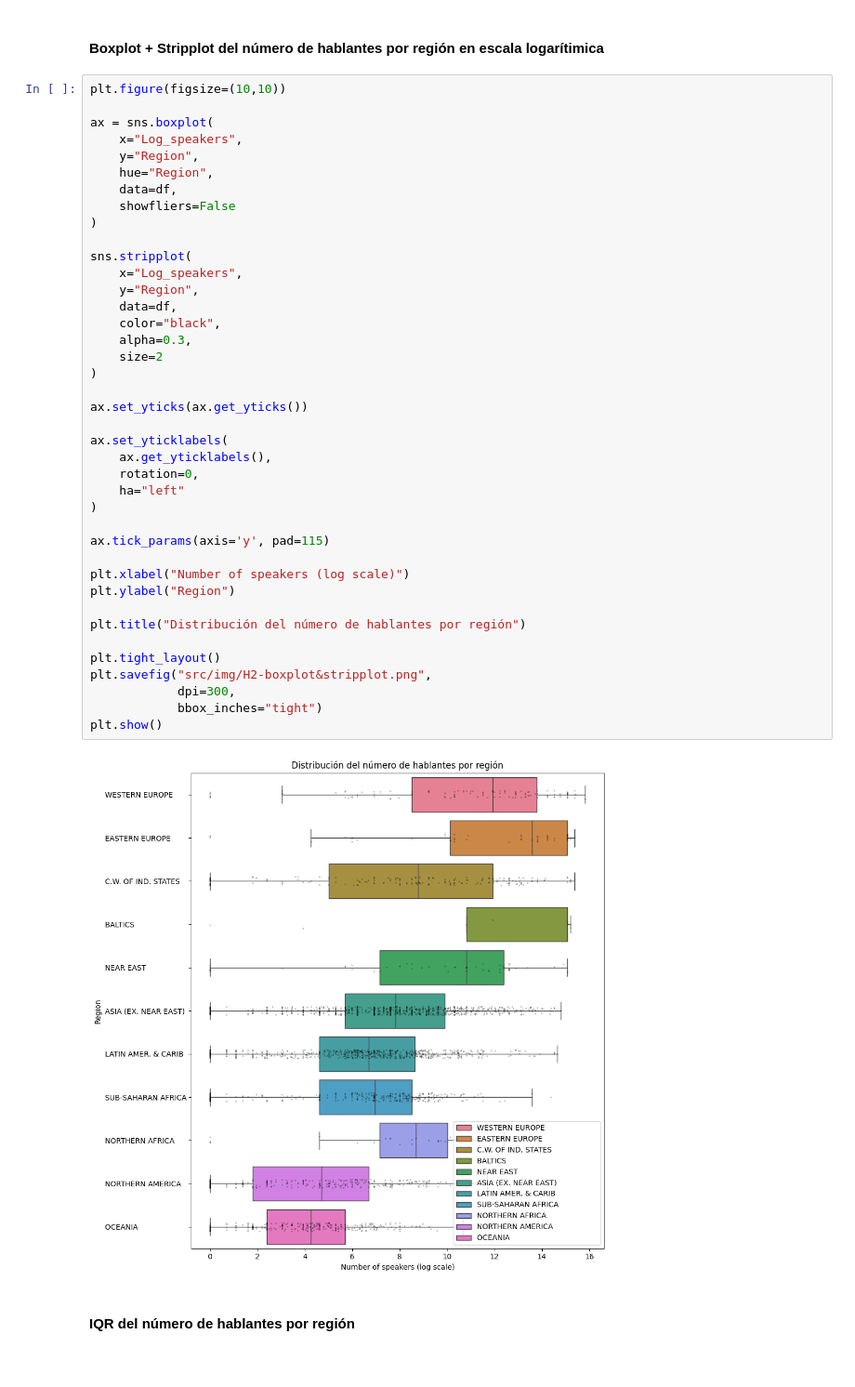
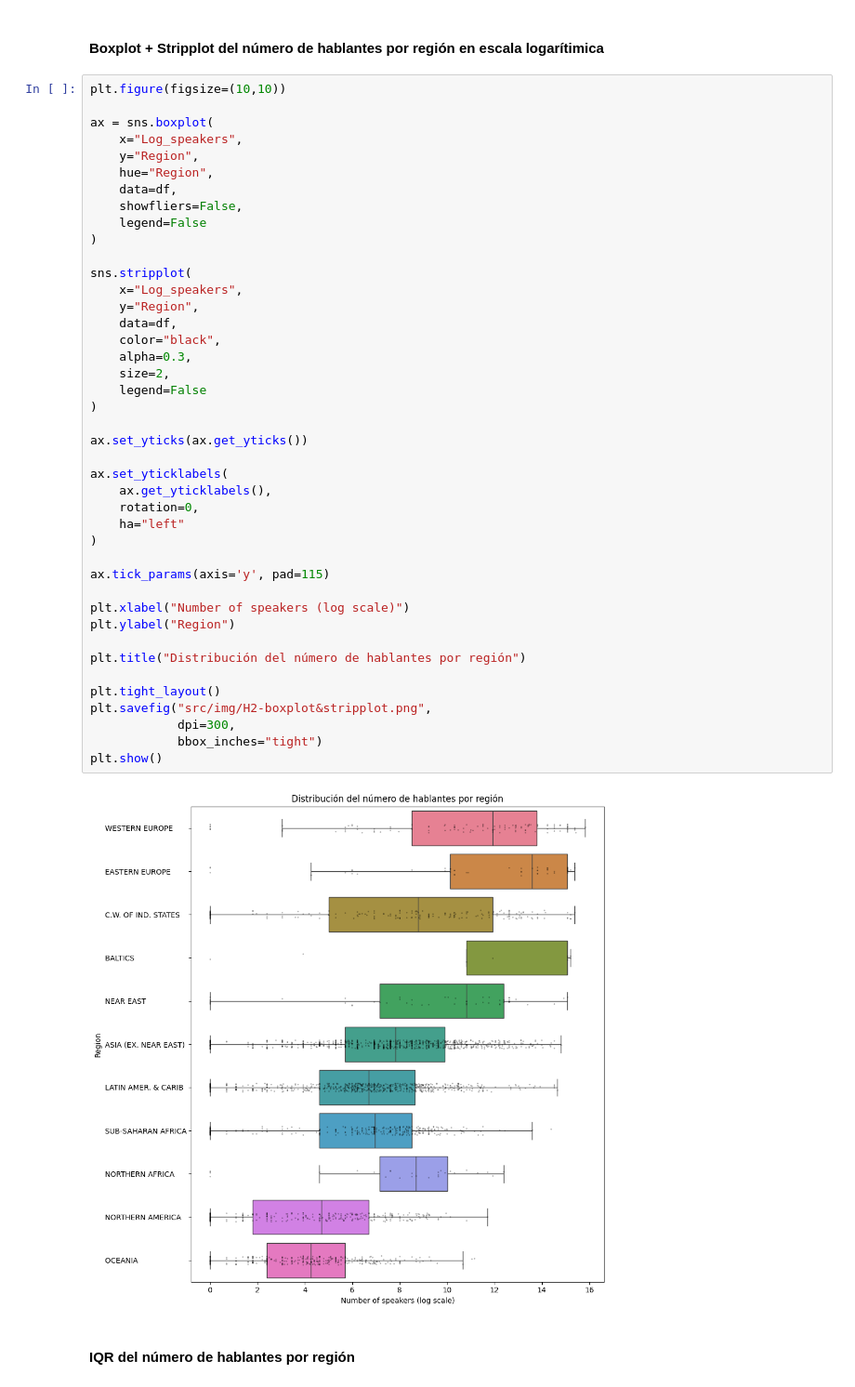
Before and after one commit to mrguezrodriguez/EDA_endangered_languages, a Jupyter notebook: main.ipynb, the cells around one changed output. Shown at 93% size. Saved outputs shown, nothing was run; the diff lists cells and outputs as text.

Commit message:
remove legend from boxplot+stripplot

```diff
--- a/main.ipynb
+++ b/main.ipynb
@@ -235,40 +235,42 @@ ax = sns.boxplot(
     y="Region",
     hue="Region",
     data=df,
-    showfliers=False
+    showfliers=False,
+    legend=False
 )
 
 sns.stripplot(
     x="Log_speakers",
     y="Region",
     data=df,
     color="black",
     alpha=0.3,
-    size=2
+    size=2,
+    legend=False
 )
 
 ax.set_yticks(ax.get_yticks())
 
 ax.set_yticklabels(
     ax.get_yticklabels(),
     rotation=0,
     ha="left"
 )
 
 ax.tick_params(axis='y', pad=115)
 
 plt.xlabel("Number of speakers (log scale)")
 plt.ylabel("Region")
 
 plt.title("Distribución del número de hablantes por región")
 
 plt.tight_layout()
 plt.savefig("src/img/H2-boxplot&stripplot.png",
             dpi=300,
             bbox_inches="tight")
 plt.show()
 # %% [output]
-[figure, old version]
+[figure, new version]
 # %% [markdown]
 #### IQR del número de hablantes por región
 # %%
```
Also changed, not shown: 2 other files.
